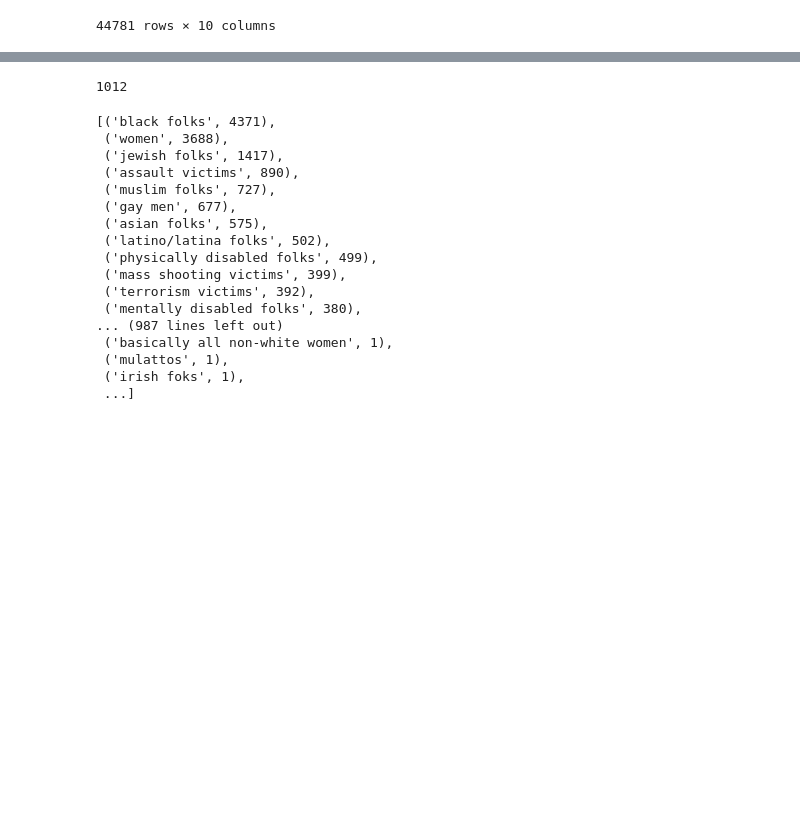
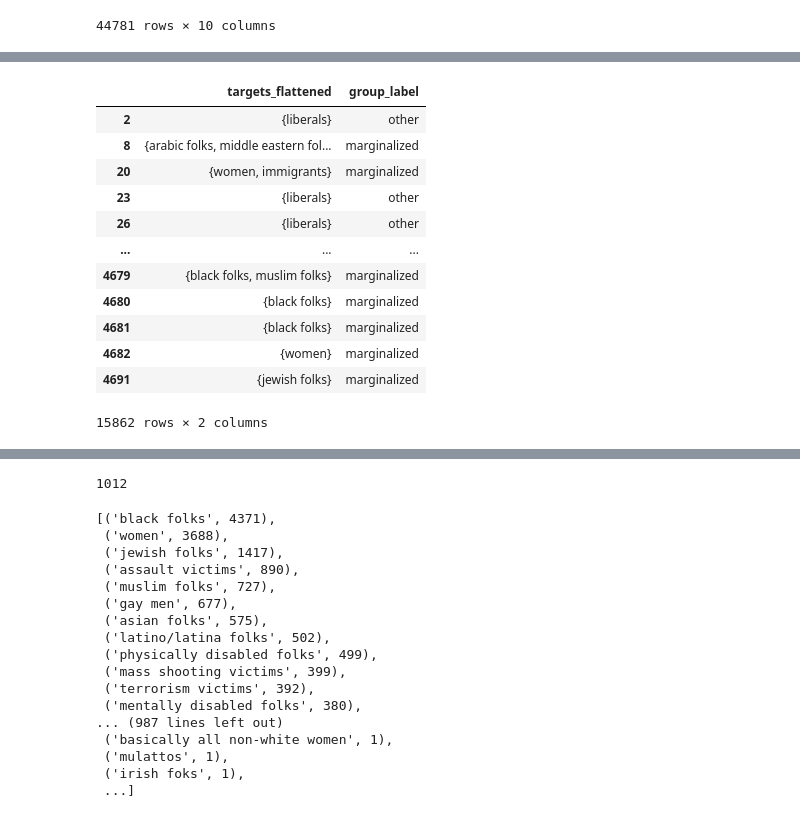
Before and after one commit to michaelmilleryoder/hate_speech_identities, a Jupyter notebook: jupyter/datasets.ipynb, the cells around one changed output, grey strips where cells are left out. Cells and saved outputs as stored; diff of their text form; code cells hidden in the pictures; blank space fills up the shorter version.

```diff
--- a/jupyter/datasets.ipynb
+++ b/jupyter/datasets.ipynb
@@ -301,0 +383,27 @@ data
+# %%
+def assign_label(targets):
+    label = 'other'
+    labels = set([group_labels.get(target, 'other') for target in targets])
+    if 'marginalized' in labels and not 'hegemonic' in labels:
+        label = 'marginalized'
+    elif 'hegemonic' in labels:
+        label = 'hegemonic'
+    return label
+# %%
+# Assign group label to instances
+with_targets['group_label'] = with_targets.targets_flattened.map(assign_label)
+with_targets[['targets_flattened', 'group_label']]
+# %% [output]
+|  | targets_flattened | group_label |
+| 2 | {liberals} | other |
+| 8 | {arabic folks, middle eastern fol... | marginalized |
+| 20 | {women, immigrants} | marginalized |
+| 23 | {liberals} | other |
+| 26 | {liberals} | other |
+| ... | ... | ... |
+| 4679 | {black folks, muslim folks} | marginalized |
+| 4680 | {black folks} | marginalized |
+| 4681 | {black folks} | marginalized |
+| 4682 | {women} | marginalized |
+| 4691 | {jewish folks} | marginalized |
+15862 rows × 2 columns
```
Also changed, not shown: parts of 9 cells of this notebook.
